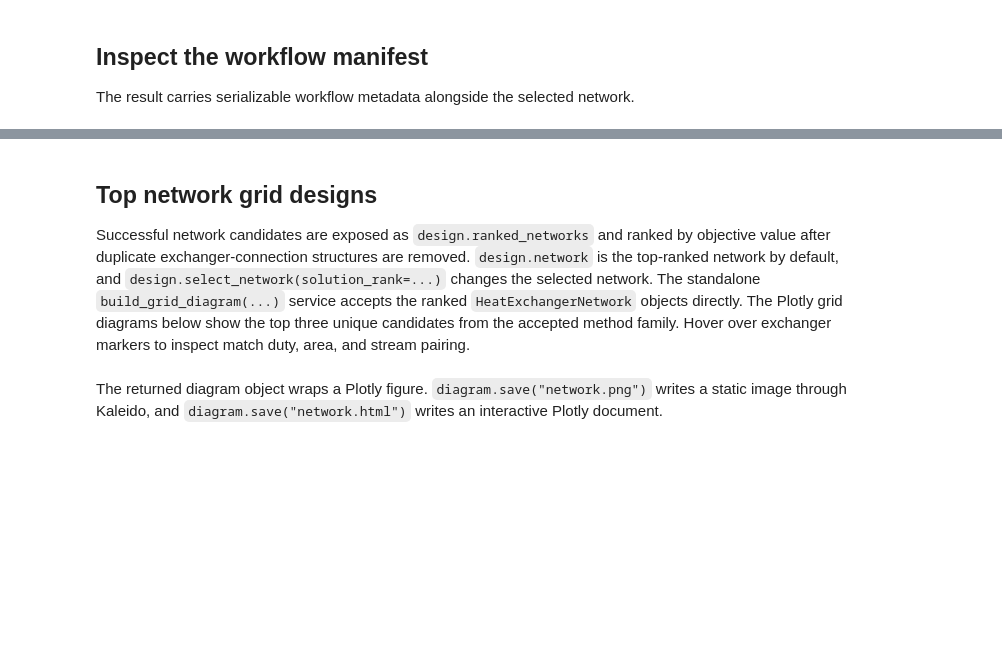
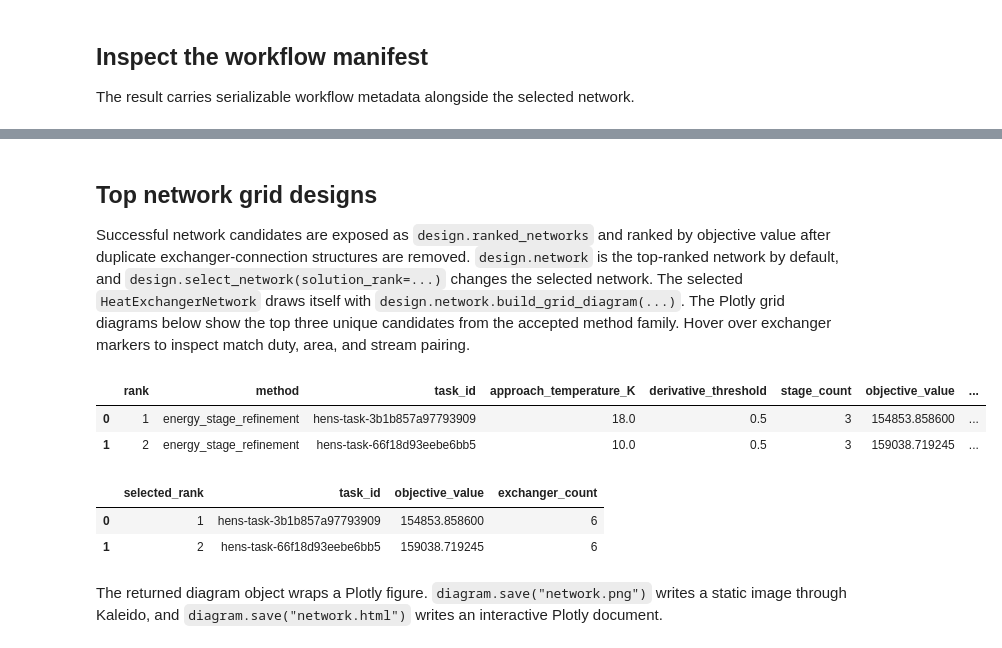
Before and after one commit to waikato-ahuora-smart-energy-systems/OpenPinch, a Jupyter notebook: OpenPinch/data/notebooks/09_hen_design_service_four_stream.ipynb, the cells around one changed output, grey strips where cells are left out. Saved outputs shown, nothing was run; the diff lists cells and outputs as text; code cells hidden in the pictures; blank space fills up the shorter version.

Commit message:
Improve network grid diagram accessor.

```diff
--- a/OpenPinch/data/notebooks/09_hen_design_service_four_stream.ipynb
+++ b/OpenPinch/data/notebooks/09_hen_design_service_four_stream.ipynb
@@ -25,9 +13,9 @@ The stream and utility data are the converted four-stream heat exchanger network
 four_stream_case = {
     "zone_tree": {
         "name": "Site",
-        "type": ZT.S.value,
+        "type": "Site",
         "children": [
-            {"name": "Process A", "type": ZT.P.value},
+            {"name": "Process A", "type": "Process Zone"},
         ],
     },
     "options": {
@@ -101,10 +89,10 @@ four_stream_case = {
 # %%
-target_input = TargetInput.model_validate(four_stream_case)
 problem = PinchProblem(
-    source=target_input,
+    source=four_stream_case,
     project_name="four_stream_hen_design_service_demo",
 )
 validated = problem.validate()
+
 
 pd.DataFrame(
     [
@@ -180,6 +180,6 @@ ranked_network_frame
 # %% [markdown]
 ## Top network grid designs
-Successful network candidates are exposed as `design.ranked_networks` and ranked by objective value after duplicate exchanger-connection structures are removed. `design.network` is the top-ranked network by default, and `design.select_network(solution_rank=...)` changes the selected network. The standalone `build_grid_diagram(...)` service accepts the ranked `HeatExchangerNetwork` objects directly. The Plotly grid diagrams below show the top three unique candidates from the accepted method family. Hover over exchanger markers to inspect match duty, area, and stream pairing.
+Successful network candidates are exposed as `design.ranked_networks` and ranked by objective value after duplicate exchanger-connection structures are removed. `design.network` is the top-ranked network by default, and `design.select_network(solution_rank=...)` changes the selected network. The selected `HeatExchangerNetwork` draws itself with `design.network.build_grid_diagram(...)`. The Plotly grid diagrams below show the top three unique candidates from the accepted method family. Hover over exchanger markers to inspect match duty, area, and stream pairing.
 # %%
 top_ranked_networks = design.get_n_best_networks(3)
 
@@ -192,34 +192,41 @@ ranked_network_summary = pd.DataFrame(
             "approach_temperature_K": outcome.task.approach_temperature,
             "derivative_threshold": outcome.task.derivative_threshold,
             "stage_count": outcome.task.stage_count,
             "objective_value": outcome.objective_value,
-            "recovery_duty_kW": outcome.network.total(NetworkLabel.RECOVERY_DUTY),
-            "hot_utility_duty_kW": outcome.network.total(NetworkLabel.HOT_UTILITY_DUTY),
-            "cold_utility_duty_kW": outcome.network.total(NetworkLabel.COLD_UTILITY_DUTY),
+            "recovery_duty_kW": outcome.network.total_duty(kind="recovery"),
+            "hot_utility_duty_kW": outcome.network.total_duty(kind="hot_utility"),
+            "cold_utility_duty_kW": outcome.network.total_duty(kind="cold_utility"),
         }
         for rank, outcome in enumerate(top_ranked_networks, start=1)
     ]
 )
 display(ranked_network_summary)
 
 selected_network_rows = [
     {
         "selected_rank": 1,
         "task_id": design.task_id,
         "objective_value": design.ranked_networks[0].objective_value,
         "exchanger_count": len(design.network.exchangers),
     }
 ]
 if len(top_ranked_networks) >= 2:
     rank_2_design = design.model_copy(deep=True).select_network(solution_rank=2)
     selected_network_rows.append(
         {
             "selected_rank": 2,
             "task_id": rank_2_design.task_id,
             "objective_value": rank_2_design.ranked_networks[1].objective_value,
             "exchanger_count": len(rank_2_design.network.exchangers),
         }
     )
 
 pd.DataFrame(selected_network_rows)
+# %% [output]
+|  | rank | method | task_id | approach_temperature_K | derivative_threshold | stage_count | objective_value | ... |
+| 0 | 1 | energy_stage_refinement | hens-task-3b1b857a97793909 | 18.0 | 0.5 | 3 | 154853.858600 | ... |
+| 1 | 2 | energy_stage_refinement | hens-task-66f18d93eebe6bb5 | 10.0 | 0.5 | 3 | 159038.719245 | ... |
+|  | selected_rank | task_id | objective_value | exchanger_count |
+| 0 | 1 | hens-task-3b1b857a97793909 | 154853.858600 | 6 |
+| 1 | 2 | hens-task-66f18d93eebe6bb5 | 159038.719245 | 6 |
 # %%
```
Also changed, not shown: parts of 11 cells of this notebook, 13 other files.
